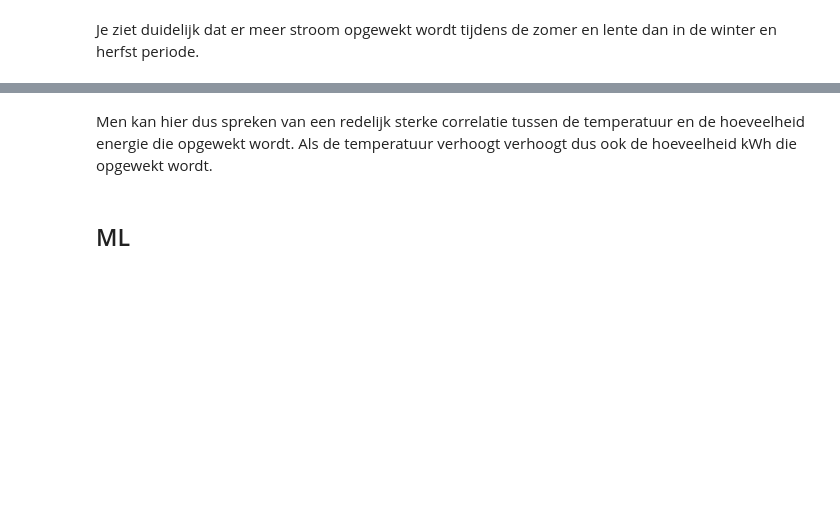
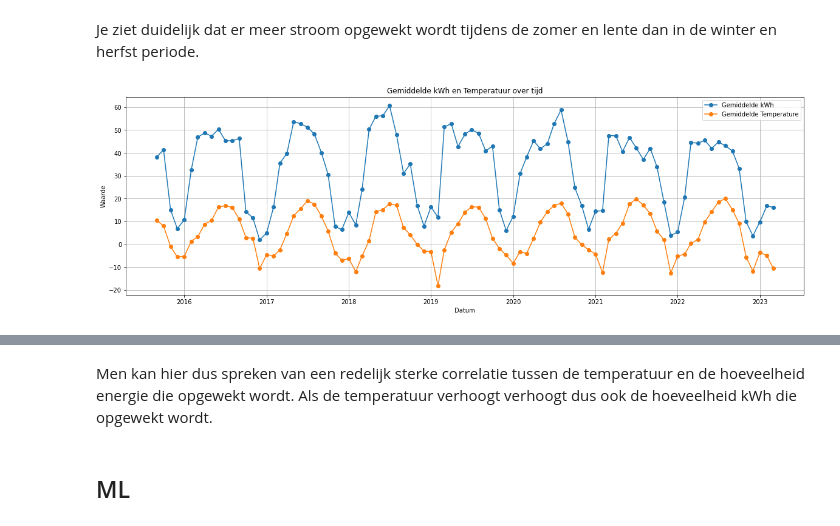
Before and after one commit to JarnoDeSmedt/data-presentation, a Jupyter notebook: Solar Energy.ipynb, the cells around one changed output, grey strips where cells are left out. Drawn from its saved outputs; the diff is of its cells as text; code cells hidden in the pictures; blank space fills up the shorter version.

```diff
--- a/Solar Energy.ipynb
+++ b/Solar Energy.ipynb
@@ -496,3 +488,27 @@ plt.show()
 # %% [markdown]
 Je ziet duidelijk dat er meer stroom opgewekt wordt tijdens de zomer en lente dan in de winter en herfst periode.
+# %%
+# Groepeer data per jaar en maand om gemiddelde te berekenen
+df_plot = joined_df.groupBy(year('date').alias('year'), month('date').alias('month')).agg({'avg(kWh)': 'avg', 'avg_temperature': 'avg'})
+
+# Extract data
+dates = [datetime(row.year, row.month, 1) for row in df_plot.collect()]
+avg_kWh_values = [row['avg(avg(kWh))'] for row in df_plot.collect()]
+avg_temperature_values = [row['avg(avg_temperature)'] for row in df_plot.collect()]
+
+# Sorteren
+sorted_dates, sorted_avg_kWh, sorted_avg_temperature = zip(*sorted(zip(dates, avg_kWh_values, avg_temperature_values)))
+
+plt.figure(figsize=(20, 6))
+plt.plot(sorted_dates, sorted_avg_kWh, label='Gemiddelde kWh', marker='o')
+plt.plot(sorted_dates, sorted_avg_temperature, label='Gemiddelde Temperatuur', marker='o')
+
+plt.title('Gemiddelde kWh en Temperatuur per tijd')
+plt.xlabel('Datum')
+plt.ylabel('Waarde')
+plt.legend()
+plt.grid(True)
+plt.show()
+# %% [output]
+[figure, added]
 # %% [markdown]
```
Also changed, not shown: parts of 27 cells of this notebook.
